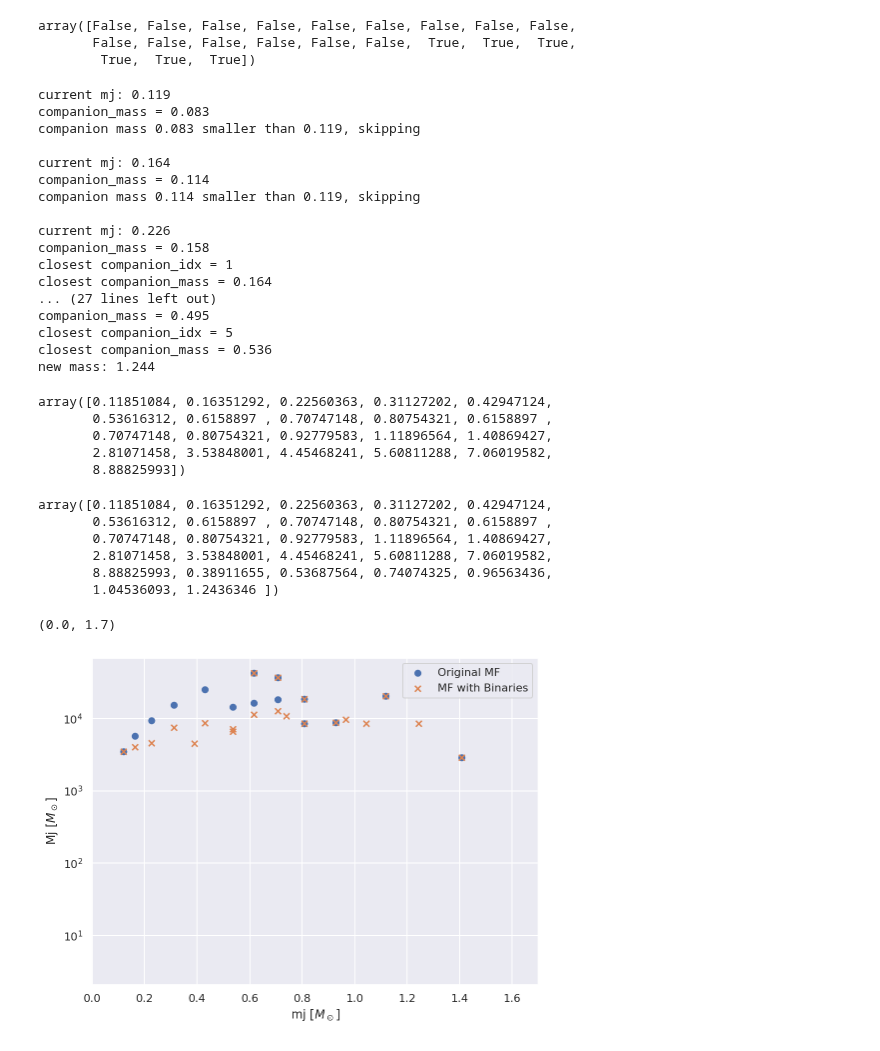
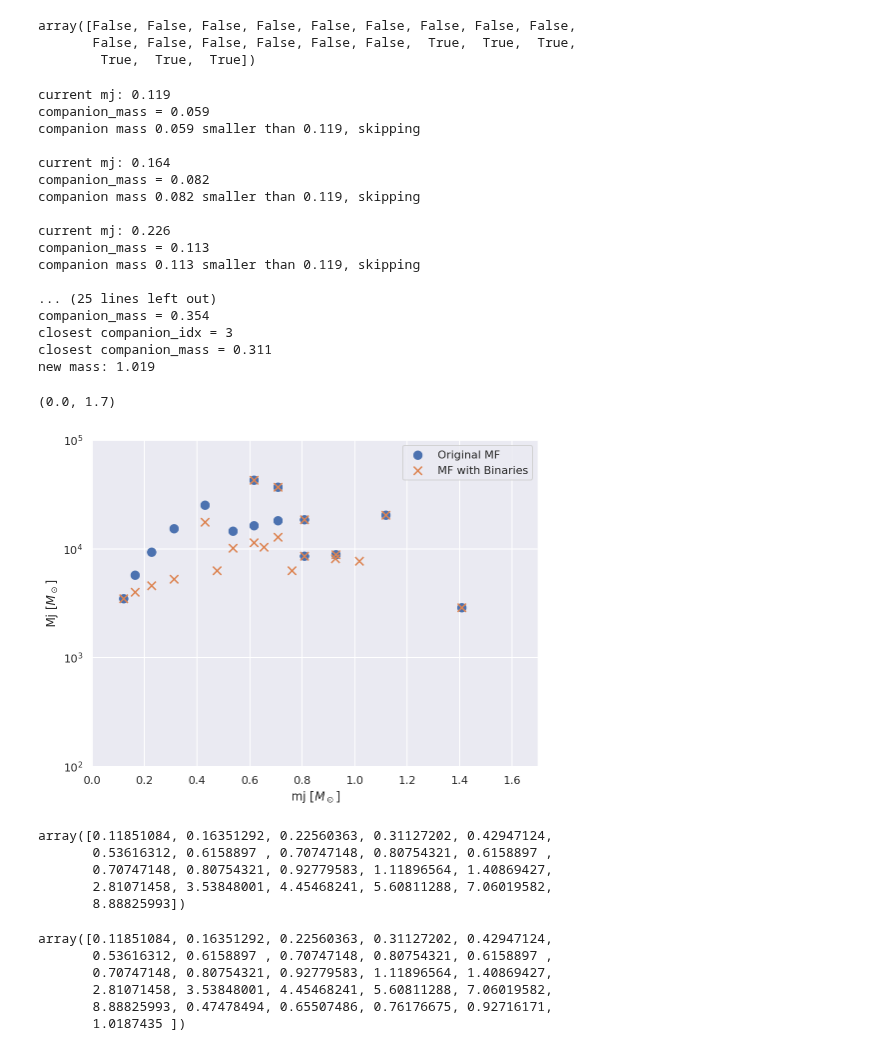
Before and after one commit to pjs902/honours-thesis, a Jupyter notebook: notebooks/limepy-binaries.ipynb, the cells around one changed output. Drawn from its saved outputs; the diff is of its cells as text; code cells hidden in the pictures.

```diff
--- a/notebooks/limepy-binaries.ipynb
+++ b/notebooks/limepy-binaries.ipynb
@@ -83,7 +84,7 @@ mj  | q: 0.5     0.75    0.95
 0.71     0.354   0.531   0.672
 0.81     0.404   0.606   0.767
 # %%
-bs = BinaryShift(mj=mj, Mj=Mj, MF=f)
+bs = BinaryShift(mj=mj, Mj=Mj, MF=f, verbose=True)
 # %%
 bs.dump()
 # %% [output]
@@ -108,25 +109,38 @@ array([False, False, False, False, False, False, False, False, False,
        False, False, False, False, False, False,  True,  True,  True,
         True,  True,  True])
 # %%
-mj_new, Mj_new = bs.shift_q(fb=0.3, q=0.7)
+mj_new, Mj_new = bs.shift_q(fb=0.3, q=0.5)
 # %% [output]
 current mj: 0.119
-companion_mass = 0.083
-companion mass 0.083 smaller than 0.119, skipping
+companion_mass = 0.059
+companion mass 0.059 smaller than 0.119, skipping
 
 current mj: 0.164
-companion_mass = 0.114
-companion mass 0.114 smaller than 0.119, skipping
+companion_mass = 0.082
+companion mass 0.082 smaller than 0.119, skipping
 
 current mj: 0.226
-companion_mass = 0.158
-closest companion_idx = 1
-closest companion_mass = 0.164
-... (27 lines left out)
-companion_mass = 0.495
-closest companion_idx = 5
-closest companion_mass = 0.536
-new mass: 1.244
+companion_mass = 0.113
+companion mass 0.113 smaller than 0.119, skipping
+
+... (25 lines left out)
+companion_mass = 0.354
+closest companion_idx = 3
+closest companion_mass = 0.311
+new mass: 1.019
+# %%
+plt.figure()
+plt.scatter(mj, Mj, label="Original MF", s=70)
+plt.yscale("log")
+plt.ylim(1e2,1e5)
+plt.scatter(mj_new, Mj_new, label="MF with Binaries", marker="x", s=70)
+plt.legend()
+plt.ylabel(r"Mj [$M_\odot$]")
+plt.xlabel(r"mj [$M_\odot$]")
+plt.xlim(0, 1.7)
+# %% [output]
+(0.0, 1.7)
+[figure, new version]
 # %%
 mj
 # %% [output]
@@ -142,20 +156,8 @@ array([0.11851084, 0.16351292, 0.22560363, 0.31127202, 0.42947124,
        0.53616312, 0.6158897 , 0.70747148, 0.80754321, 0.6158897 ,
        0.70747148, 0.80754321, 0.92779583, 1.11896564, 1.40869427,
        2.81071458, 3.53848001, 4.45468241, 5.60811288, 7.06019582,
-       8.88825993, 0.38911655, 0.53687564, 0.74074325, 0.96563436,
-       1.04536093, 1.2436346 ])
+       8.88825993, 0.47478494, 0.65507486, 0.76176675, 0.92716171,
+       1.0187435 ])
-# %%
-plt.figure()
-plt.scatter(mj, Mj, label="Original MF")
-plt.yscale("log")
-plt.scatter(mj_new, Mj_new, label="MF with Binaries", marker="x")
-plt.legend()
-plt.ylabel(r"Mj [$M_\odot$]")
-plt.xlabel(r"mj [$M_\odot$]")
-plt.xlim(0, 1.7)
-# %% [output]
-(0.0, 1.7)
-[figure, old version]
 # %%
 bs.dump()
 # %% [output]
```
Also changed, not shown: parts of 10 cells of this notebook.
